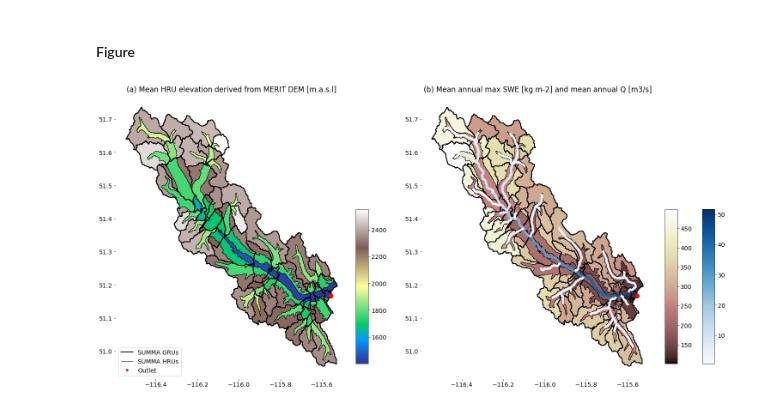
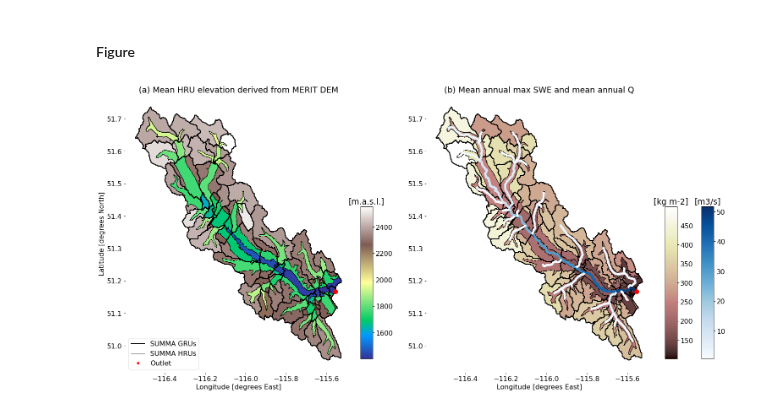
Before and after one commit to zhentao-han/NA-CWARHM, a Jupyter notebook: 7_visualization/7_SWE_and_streamflow_per_HRU.ipynb, the cells around one changed output. Drawn from its saved outputs; the diff is of its cells as text; code cells hidden in the pictures.

```diff
--- a/7_visualization/7_SWE_and_streamflow_per_HRU.ipynb
+++ b/7_visualization/7_SWE_and_streamflow_per_HRU.ipynb
@@ -222,10 +222,15 @@ def add_outlet(ax,lat,lon):
 cmap_elev = 'terrain'
 cmap_q = 'Blues'
 cmap_swe = 'pink'
+# %%
+size = 16
+plt.rcParams.update({'font.size': size,
+                     'axes.labelsize': size,
+                     'xtick.labelsize': size,
+                     'ytick.labelsize': size})
 # %%
 fig, axs = plt.subplots(1,2,figsize=(20,10))
 plt.tight_layout()
-plt.rcParams.update({'font.size': 14})
 
 # --- elevation
 axId = 0
@@ -241,7 +246,7 @@ vmin,vmax = shp_elev['elev_mean'].min(),shp_elev['elev_mean'].max()
 sm = plt.cm.ScalarMappable(cmap=cmap_elev, norm=plt.Normalize(vmin=vmin, vmax=vmax))
 sm._A = []
 cbr = fig.colorbar(sm, cax=cax)
-
+cbr.ax.set_title('[m.a.s.l.]')
 
 # Custom legend
 lines = [Line2D([0], [0], color='k', lw=2),
@@ -253,37 +258,43 @@ label = ['SUMMA GRUs',
 axs[axId].legend(lines,label,loc='lower left');
 
 # Chart junk
-axs[axId].set_title('(a) Mean HRU elevation derived from MERIT DEM [m.a.s.l]');
+axs[axId].set_title('(a) Mean HRU elevation derived from MERIT DEM');
 axs[axId].set_frame_on(False)
+axs[axId].set_xlabel('Longitude [degrees East]')
+axs[axId].set_ylabel('Latitude [degrees North]')
 
 
 # --- mean flow
 axId = 1
 
 # Data
 shp_catchment.plot(ax=axs[axId], column='plot_var',edgecolor='k', cmap = cmap_swe, legend=False)
 hm_grus_only.plot(ax=axs[axId],facecolor='none',edgecolor='k',linewidth=2)
 shp_river.plot(ax=axs[axId], column='plot_var', cmap=cmap_q,linewidth=5)
 add_outlet(axs[axId],outlet_lat,outlet_lon)
 
 # Custom colorbars
 cax = fig.add_axes([0.96, 0.1, 0.02, 0.5])
 vmin,vmax = shp_catchment['plot_var'].min(),shp_catchment['plot_var'].max()
 sm = plt.cm.ScalarMappable(cmap=cmap_swe, norm=plt.Normalize(vmin=vmin, vmax=vmax))
 sm._A = []
 cbr = fig.colorbar(sm, cax=cax)
+cbr.ax.set_title('[{}]'.format(units_summa))
 
 cax = fig.add_axes([1.02, 0.1, 0.02, 0.5])
 vmin,vmax = shp_river['plot_var'].min(),shp_river['plot_var'].max()
 sm = plt.cm.ScalarMappable(cmap=cmap_q, norm=plt.Normalize(vmin=vmin, vmax=vmax))
 sm._A = []
 cbr = fig.colorbar(sm, cax=cax)
+cbr.ax.set_title('[{}]'.format(units_mizu))
 
 # Chart junk
-axs[axId].set_title('(b) Mean annual max SWE [{}] and mean annual Q [{}]'.format(units_summa,units_mizu));
+axs[axId].set_title('(b) Mean annual max SWE and mean annual Q');
 axs[axId].set_frame_on(False)
+axs[axId].set_xlabel('Longitude [degrees East]')
+
 
 # Save
 plt.savefig(fig_path/fig_name, bbox_inches='tight', transparent=True)
 # %% [output]
-[figure, old version]
+[figure, new version]
```
Also changed, not shown: 6 other files.
